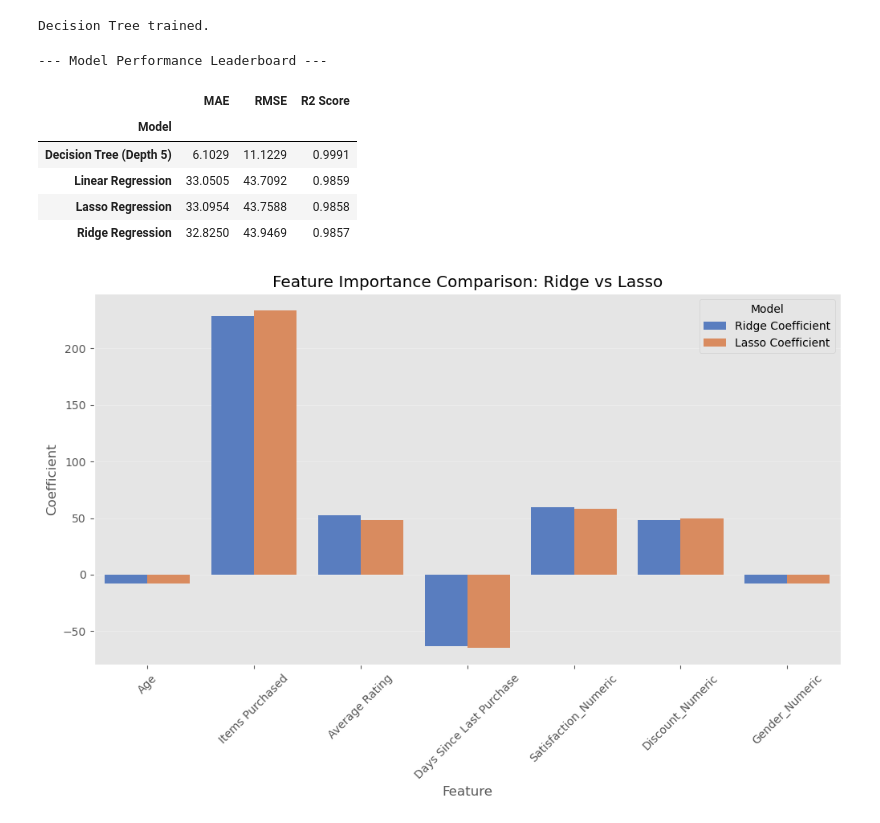
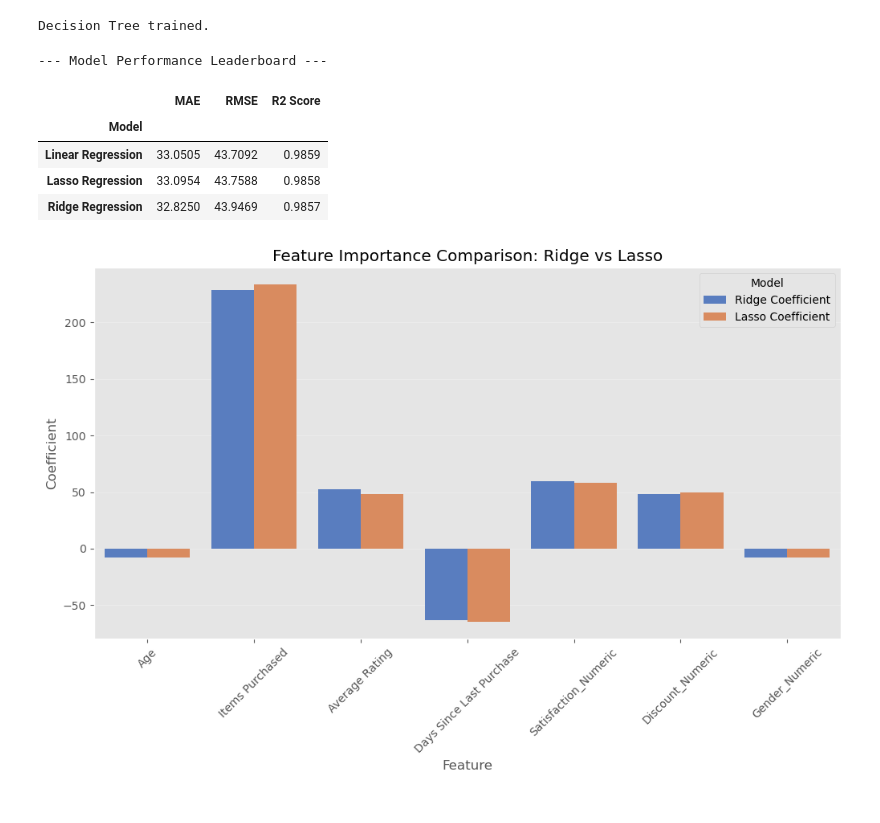
Before and after one commit to akay6483/mmml-ecommerce, a Jupyter notebook: notebook/m4/Regression.ipynb, the cells around one changed output. Drawn from its saved outputs; the diff is of its cells as text; code cells hidden in the pictures.

```diff
--- a/notebook/m4/Regression.ipynb
+++ b/notebook/m4/Regression.ipynb
@@ -139,26 +138,24 @@ Decision Tree trained.
 # %%
 def evaluate_model(name, y_true, y_pred):
     mae = mean_absolute_error(y_true, y_pred)
     mse = mean_squared_error(y_true, y_pred)
     rmse = np.sqrt(mse)
     r2 = r2_score(y_true, y_pred)
     return {'Model': name, 'MAE': mae, 'RMSE': rmse, 'R2 Score': r2}
 
 results = [
     evaluate_model("Linear Regression", y_test, y_pred_lr),
     evaluate_model("Ridge Regression", y_test, y_pred_ridge),
     evaluate_model("Lasso Regression", y_test, y_pred_lasso),
-    evaluate_model("Decision Tree (Depth 5)", y_test, y_pred_tree)
 ]
 
 results_df = pd.DataFrame(results).set_index('Model')
 print("--- Model Performance Leaderboard ---")
 display(results_df.sort_values(by='RMSE'))
 # %% [output]
 --- Model Performance Leaderboard ---
 |  | MAE | RMSE | R2 Score |
 | Model |  |  |  |
-| Decision Tree (Depth 5) | 6.1029 | 11.1229 | 0.9991 |
 | Linear Regression | 33.0505 | 43.7092 | 0.9859 |
 | Lasso Regression | 33.0954 | 43.7588 | 0.9858 |
 | Ridge Regression | 32.8250 | 43.9469 | 0.9857 |
```
Also changed, not shown: parts of 2 cells of this notebook.
